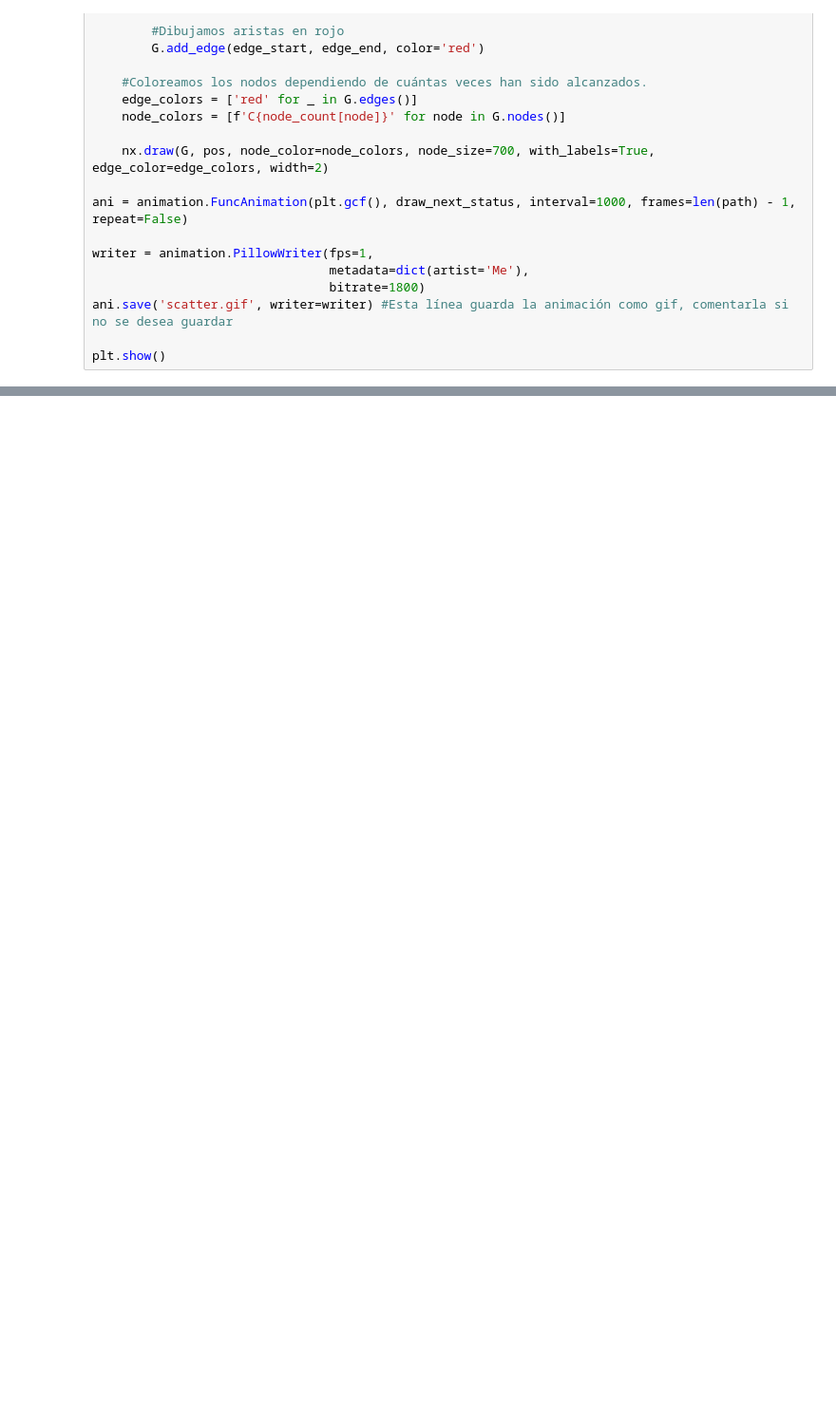
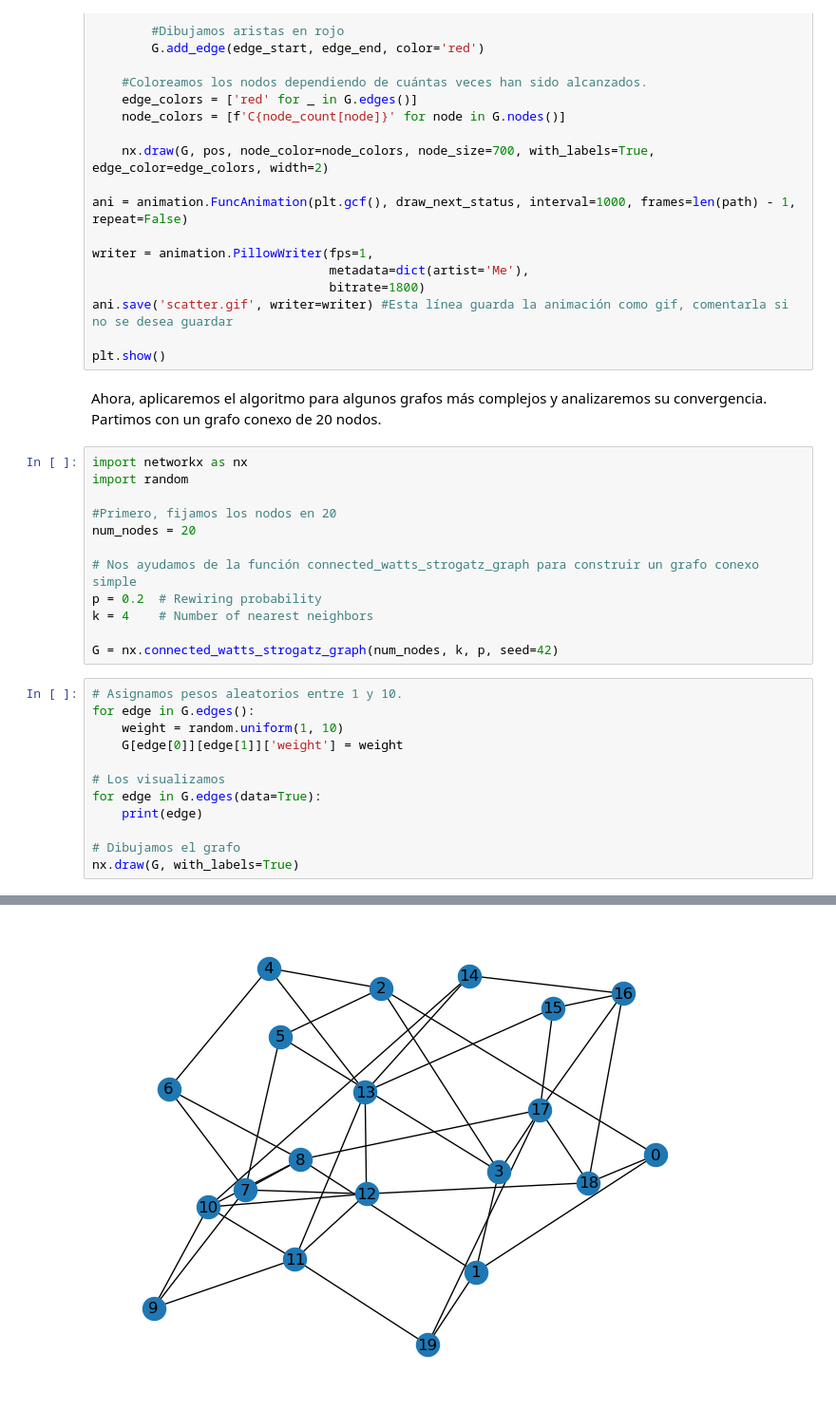
Before and after one commit to BrunoSkarmeta/CPP-SA, a Jupyter notebook: algoritmo.ipynb, the cells around one changed output, grey strips where cells are left out. Shown at 95% size. Saved outputs shown, nothing was run; the diff lists cells and outputs as text; blank space fills up the shorter version.

```diff
--- a/algoritmo.ipynb
+++ b/algoritmo.ipynb
@@ -379,3 +379,31 @@ writer = animation.PillowWriter(fps=1,
 ani.save('scatter.gif', writer=writer) #Esta línea guarda la animación como gif, comentarla si no se desea guardar
 
 plt.show()
+# %% [markdown]
+Ahora, aplicaremos el algoritmo para algunos grafos más complejos y analizaremos su convergencia.
+Partimos con un grafo conexo de 20 nodos.
+# %%
+import networkx as nx
+import random
+
+#Primero, fijamos los nodos en 20
+num_nodes = 20
+
+# Nos ayudamos de la función connected_watts_strogatz_graph para construir un grafo conexo simple
+p = 0.2  # Rewiring probability
+k = 4    # Number of nearest neighbors
+
+G = nx.connected_watts_strogatz_graph(num_nodes, k, p, seed=42)
+# %%
+# Asignamos pesos aleatorios entre 1 y 10.
+for edge in G.edges():
+    weight = random.uniform(1, 10)
+    G[edge[0]][edge[1]]['weight'] = weight
+
+# Los visualizamos
+for edge in G.edges(data=True):
+    print(edge)
+
+# Dibujamos el grafo
+nx.draw(G, with_labels=True)
+# %% [output]
@@ -381,0 +427 @@ plt.show()
+[figure, added]
```
Also changed, not shown: parts of 43 cells of this notebook, 2 other files.
